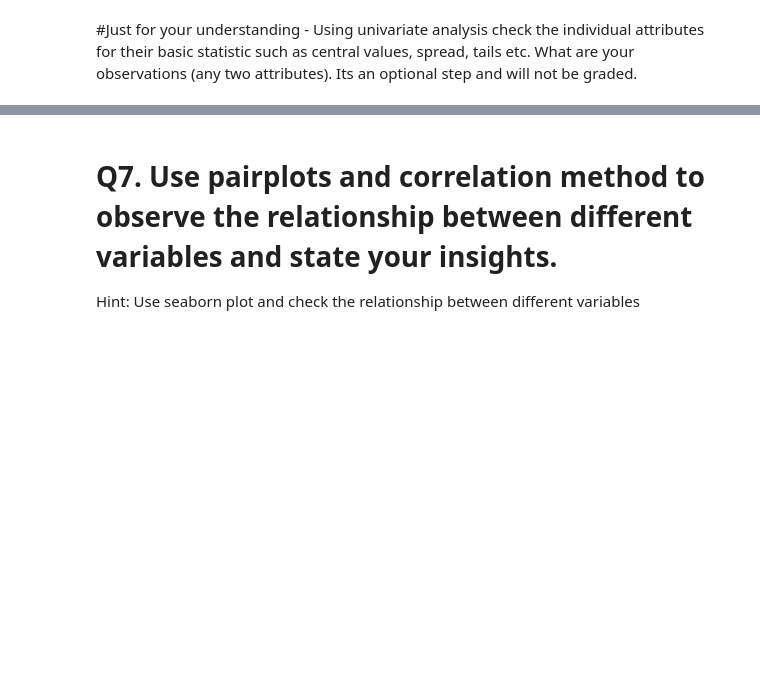
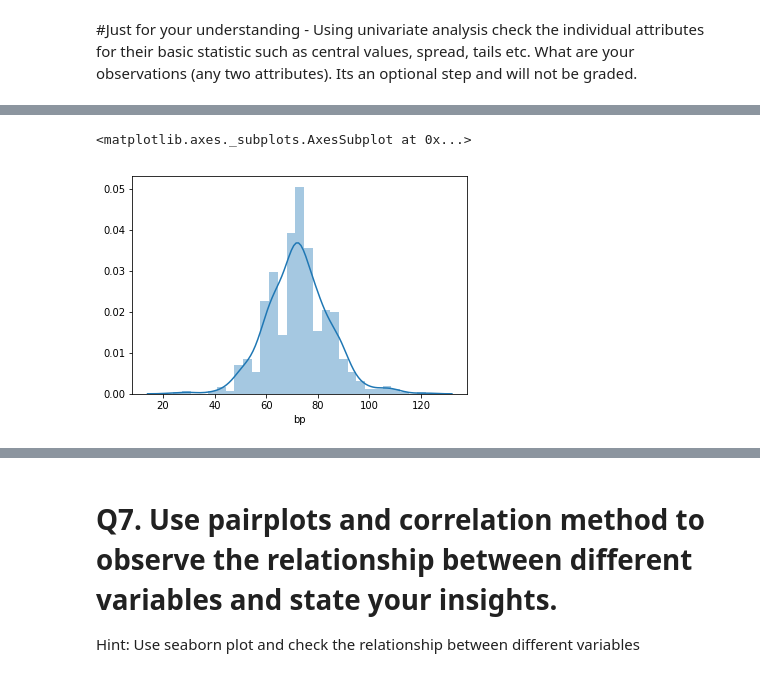
Before and after one commit to GreatLearningAIML1/bangalore-feb-batch-siju-samuel, a Jupyter notebook: R3_Lab_Internal/R3_Internal_Lab_Pima.ipynb, the cells around one changed output, grey strips where cells are left out. Cells and saved outputs as stored; diff of their text form; code cells hidden in the pictures; blank space fills up the shorter version.

```diff
--- a/R3_Lab_Internal/R3_Internal_Lab_Pima.ipynb
+++ b/R3_Lab_Internal/R3_Internal_Lab_Pima.ipynb
@@ -176,0 +185,5 @@ x.plot.bar()
+# %%
+sns.distplot(pima_df['bp'])
+# %% [output]
+<matplotlib.axes._subplots.AxesSubplot at 0x...>
+[figure, added]
```
Also changed, not shown: parts of 9 cells of this notebook.
